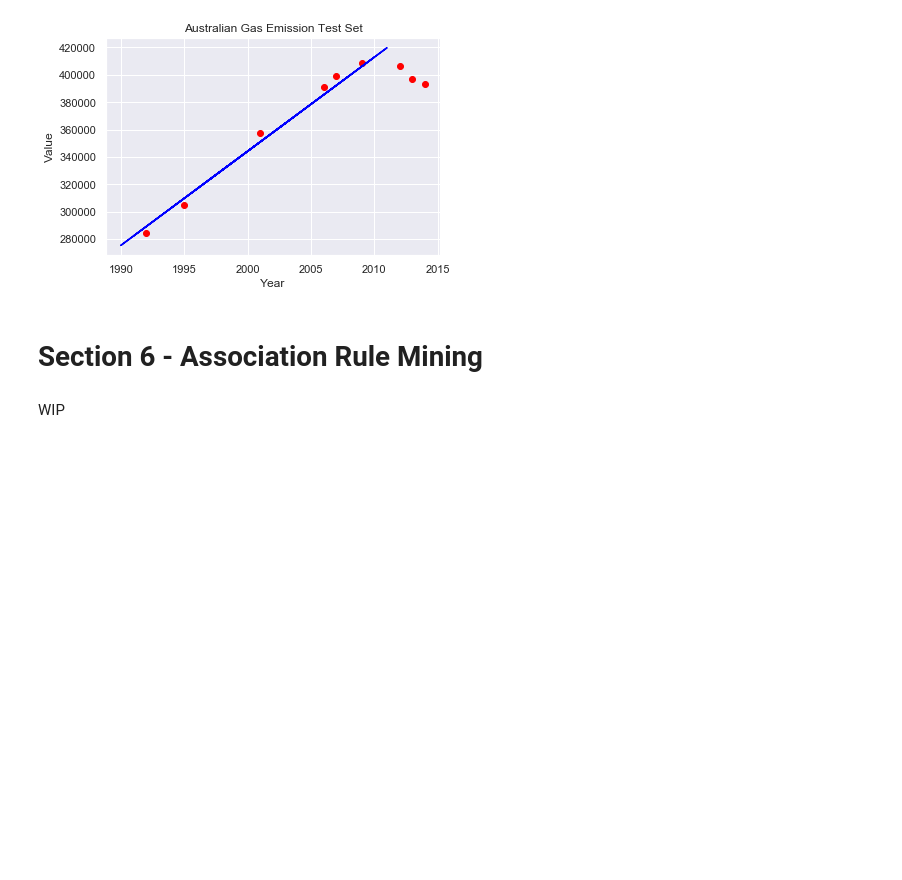
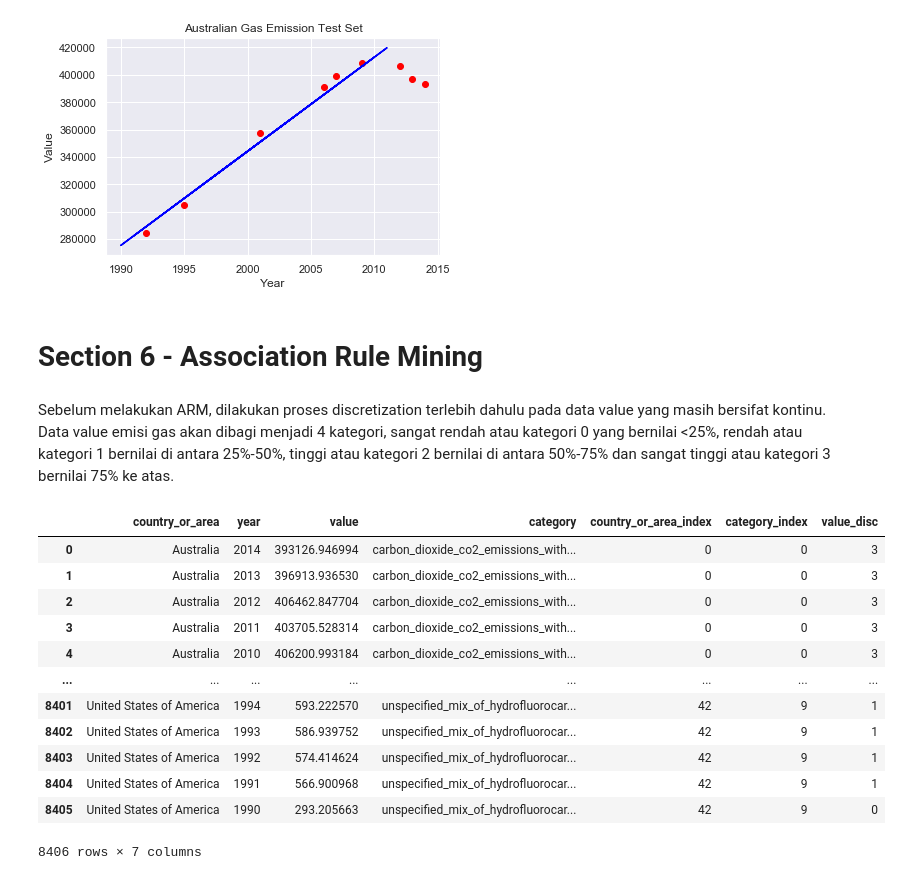
Before and after one commit to iamvoxlan/Learn-Big-Data-with-Nopal, a Jupyter notebook: Tugas Besar Big Data 2019.ipynb, the cells around one changed output. Saved outputs shown, nothing was run; the diff lists cells and outputs as text; code cells hidden in the pictures; blank space fills up the shorter version.

```diff
--- a/Tugas Besar Big Data 2019.ipynb
+++ b/Tugas Besar Big Data 2019.ipynb
@@ -361,5 +383,5 @@ plt.show()
 [figure]
 # %% [markdown]
 # Section 6 - Association Rule Mining
-# %% [markdown]
-WIP
+# %% [markdown]
+Sebelum melakukan ARM, dilakukan proses discretization terlebih dahulu pada data value yang masih bersifat kontinu. Data value emisi gas akan dibagi menjadi 4 kategori, sangat rendah atau kategori 0 yang bernilai <25%, rendah atau kategori 1 bernilai di antara 25%-50%, tinggi atau kategori 2 bernilai di antara 50%-75% dan sangat tinggi atau kategori 3 bernilai 75% ke atas.
@@ -365,0 +409,16 @@ WIP
+# %%
+data
+# %% [output]
+|  | country_or_area | year | value | category | country_or_area_index | category_index | value_disc |
+| 0 | Australia | 2014 | 393126.946994 | carbon_dioxide_co2_emissions_with... | 0 | 0 | 3 |
+| 1 | Australia | 2013 | 396913.936530 | carbon_dioxide_co2_emissions_with... | 0 | 0 | 3 |
+| 2 | Australia | 2012 | 406462.847704 | carbon_dioxide_co2_emissions_with... | 0 | 0 | 3 |
+| 3 | Australia | 2011 | 403705.528314 | carbon_dioxide_co2_emissions_with... | 0 | 0 | 3 |
+| 4 | Australia | 2010 | 406200.993184 | carbon_dioxide_co2_emissions_with... | 0 | 0 | 3 |
+| ... | ... | ... | ... | ... | ... | ... | ... |
+| 8401 | United States of America | 1994 | 593.222570 | unspecified_mix_of_hydrofluorocar... | 42 | 9 | 1 |
+| 8402 | United States of America | 1993 | 586.939752 | unspecified_mix_of_hydrofluorocar... | 42 | 9 | 1 |
+| 8403 | United States of America | 1992 | 574.414624 | unspecified_mix_of_hydrofluorocar... | 42 | 9 | 1 |
+| 8404 | United States of America | 1991 | 566.900968 | unspecified_mix_of_hydrofluorocar... | 42 | 9 | 1 |
+| 8405 | United States of America | 1990 | 293.205663 | unspecified_mix_of_hydrofluorocar... | 42 | 9 | 0 |
+8406 rows × 7 columns
```
Also changed, not shown: parts of 15 cells of this notebook.
